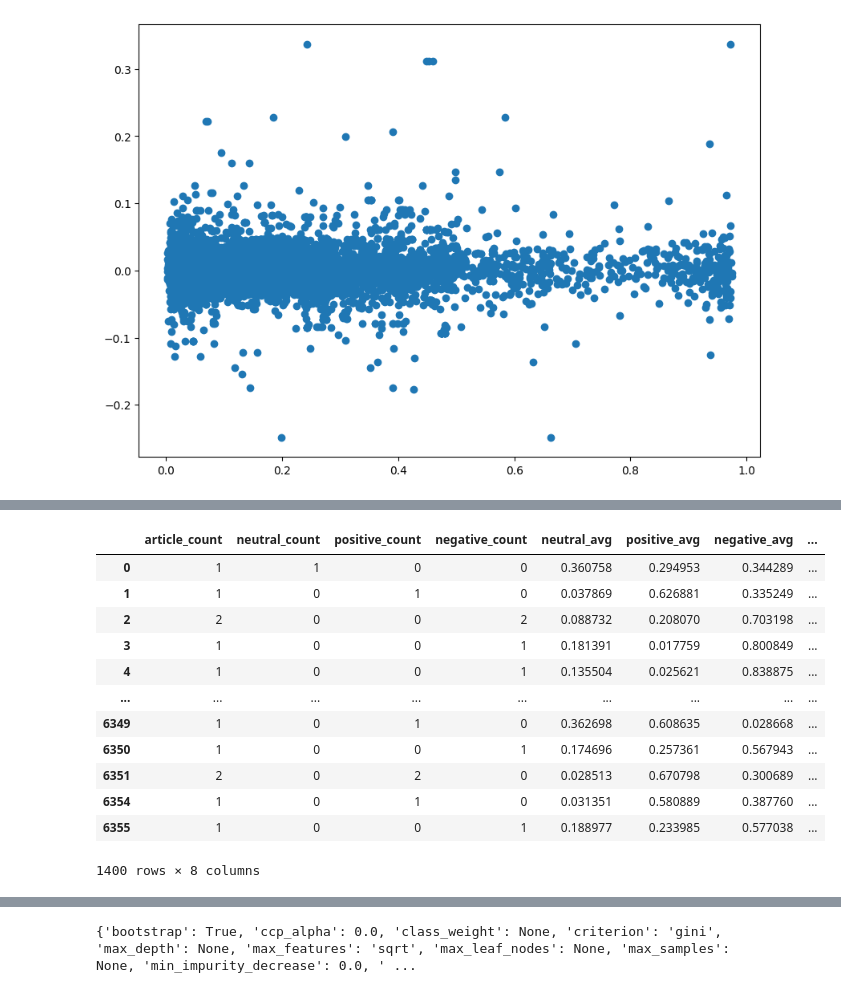
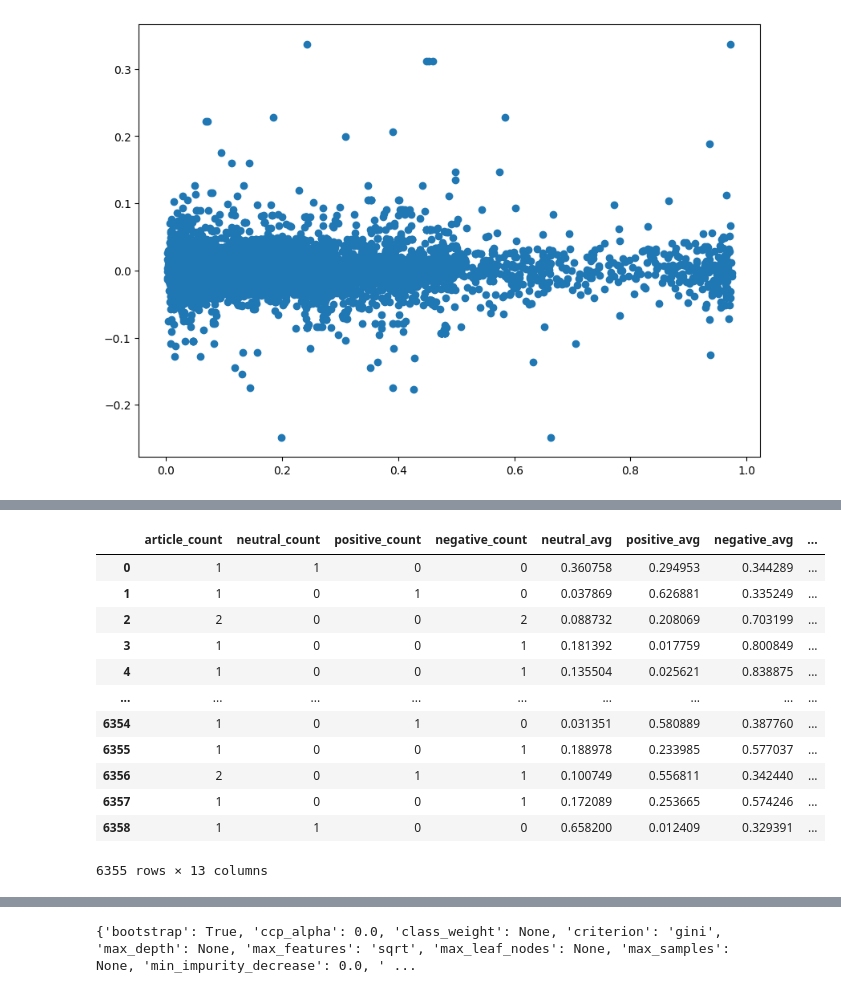
Before and after one commit to Kussil/Financial_Sentiment_LLM, a Jupyter notebook: 04_Stock_Modeling/Stock_Modeling.ipynb, the cells around one changed output, grey strips where cells are left out. Cells and saved outputs as stored; diff of their text form; code cells hidden in the pictures.

```diff
--- a/04_Stock_Modeling/Stock_Modeling.ipynb
+++ b/04_Stock_Modeling/Stock_Modeling.ipynb
@@ -27,4 +27,5 @@ Updating files: 100% (1074/1074), done.
 # %%
 import pandas as pd
 df_chunk = pd.read_csv('/content/CVX_Rice_project/03_Sentiment_Analysis/sentiment_chunkdata.csv')
-df = pd.read_csv('/content/CVX_Rice_project/03_Sentiment_Analysis/sentiment_data.csv')
+df_chunk = df_chunk.fillna('')
+df = df_chunk.groupby(['Article Index','Ticker','Source','Date','Article Headline','URL'])[['Neutral', 'Positive', 'Negative','acquisition', 'earnings', 'production', 'exploration', 'green energy']].mean().reset_index()
@@ -106,6 +139,11 @@ df_grouped = df_2.groupby(['Ticker', 'Date']).agg(
     neutral_avg=('Neutral','mean'),
     positive_avg=('Positive','mean'),
     negative_avg=('Negative','mean'),
+    acquisition_avg=('acquisition','mean'),
+    earnings_avg=('earnings','mean'),
+    production_avg=('production','mean'),
+    exploration_avg=('exploration','mean'),
+    green_energy_avg=('green energy','mean')
 ).reset_index()
 df_grouped['Date String'] = df_grouped['Date'].astype(str)
 
@@ -241,0 +295,2 @@ from sklearn.model_selection import GridSearchCV
+# %%
+df_merged = df_merged.drop(['Returns','Returns Next Day', 'Returns Next Day(no NaN)'], axis=1)
@@ -242,22 +313,22 @@ from sklearn.model_selection import GridSearchCV
 # %%
 df_dropna = df_merged.dropna()
 # %%
-X = df_dropna.drop(columns=['Date','Ticker','Returns','Returns (no NaN)', 'Returns Next Day', 'Returns Next Day(no NaN)'])
+X = df_dropna.drop(columns=['Date','Ticker','Returns (no NaN)'])
 X
 # %% [output]
 |  | article_count | neutral_count | positive_count | negative_count | neutral_avg | positive_avg | negative_avg | ... |
 | 0 | 1 | 1 | 0 | 0 | 0.360758 | 0.294953 | 0.344289 | ... |
 | 1 | 1 | 0 | 1 | 0 | 0.037869 | 0.626881 | 0.335249 | ... |
-| 2 | 2 | 0 | 0 | 2 | 0.088732 | 0.208070 | 0.703198 | ... |
-| 3 | 1 | 0 | 0 | 1 | 0.181391 | 0.017759 | 0.800849 | ... |
+| 2 | 2 | 0 | 0 | 2 | 0.088732 | 0.208069 | 0.703199 | ... |
+| 3 | 1 | 0 | 0 | 1 | 0.181392 | 0.017759 | 0.800849 | ... |
 | 4 | 1 | 0 | 0 | 1 | 0.135504 | 0.025621 | 0.838875 | ... |
 | ... | ... | ... | ... | ... | ... | ... | ... | ... |
-| 6349 | 1 | 0 | 1 | 0 | 0.362698 | 0.608635 | 0.028668 | ... |
-| 6350 | 1 | 0 | 0 | 1 | 0.174696 | 0.257361 | 0.567943 | ... |
-| 6351 | 2 | 0 | 2 | 0 | 0.028513 | 0.670798 | 0.300689 | ... |
 | 6354 | 1 | 0 | 1 | 0 | 0.031351 | 0.580889 | 0.387760 | ... |
-| 6355 | 1 | 0 | 0 | 1 | 0.188977 | 0.233985 | 0.577038 | ... |
+| 6355 | 1 | 0 | 0 | 1 | 0.188978 | 0.233985 | 0.577037 | ... |
+| 6356 | 2 | 0 | 1 | 1 | 0.100749 | 0.556811 | 0.342440 | ... |
+| 6357 | 1 | 0 | 0 | 1 | 0.172089 | 0.253665 | 0.574246 | ... |
+| 6358 | 1 | 1 | 0 | 0 | 0.658200 | 0.012409 | 0.329391 | ... |
-1400 rows × 8 columns
+6355 rows × 13 columns
 # %%
 y = df_dropna['Returns (no NaN)'].apply(lambda x: 1 if x > 0.0 else 0)
 y
```
Also changed, not shown: parts of 16 cells of this notebook.
